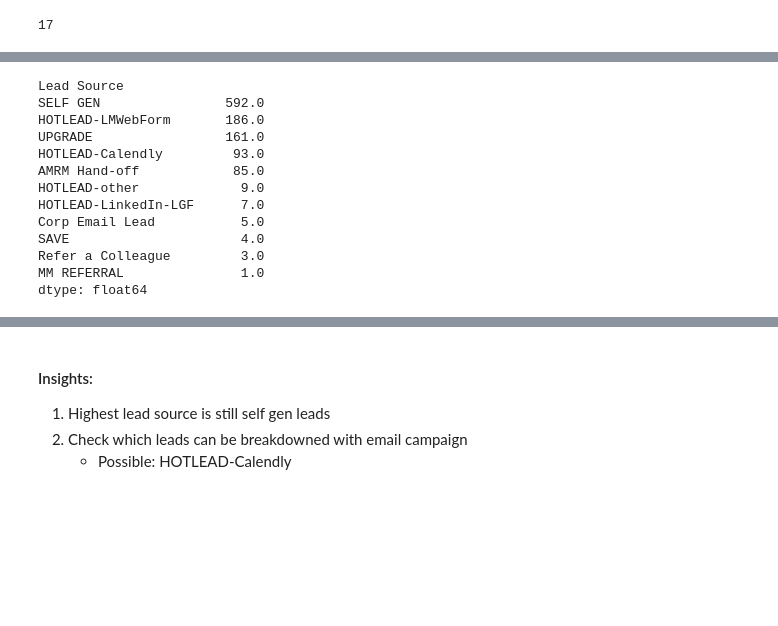
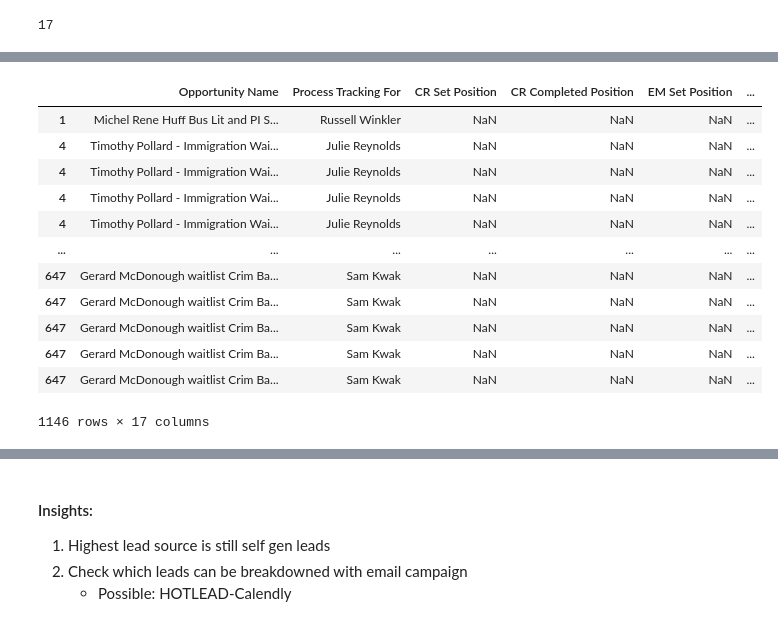
Before and after one commit to rapiinel/sales_rep_lead_preference, a Jupyter notebook: Untitled.ipynb, the cells around one changed output, grey strips where cells are left out. Drawn from its saved outputs; the diff is of its cells as text; code cells hidden in the pictures; blank space fills up the shorter version.

```diff
--- a/Untitled.ipynb
+++ b/Untitled.ipynb
@@ -204,17 +205,18 @@ _ = ax.set_xticklabels(labels = pvot_table.index,rotation = 90)
 # %%
+df_deal
 # %% [output]
+|  | Opportunity Name | Process Tracking For | CR Set Position | CR Completed Position | EM Set Position | ... |
+| 1 | Michel Rene Huff Bus Lit and PI S... | Russell Winkler | NaN | NaN | NaN | ... |
+| 4 | Timothy Pollard - Immigration Wai... | Julie Reynolds | NaN | NaN | NaN | ... |
+| 4 | Timothy Pollard - Immigration Wai... | Julie Reynolds | NaN | NaN | NaN | ... |
+| 4 | Timothy Pollard - Immigration Wai... | Julie Reynolds | NaN | NaN | NaN | ... |
+| 4 | Timothy Pollard - Immigration Wai... | Julie Reynolds | NaN | NaN | NaN | ... |
+| ... | ... | ... | ... | ... | ... | ... |
+| 647 | Gerard McDonough waitlist Crim Ba... | Sam Kwak | NaN | NaN | NaN | ... |
+| 647 | Gerard McDonough waitlist Crim Ba... | Sam Kwak | NaN | NaN | NaN | ... |
+| 647 | Gerard McDonough waitlist Crim Ba... | Sam Kwak | NaN | NaN | NaN | ... |
+| 647 | Gerard McDonough waitlist Crim Ba... | Sam Kwak | NaN | NaN | NaN | ... |
+| 647 | Gerard McDonough waitlist Crim Ba... | Sam Kwak | NaN | NaN | NaN | ... |
-Lead Source
-SELF GEN                592.0
-HOTLEAD-LMWebForm       186.0
-UPGRADE                 161.0
-HOTLEAD-Calendly         93.0
-AMRM Hand-off            85.0
-HOTLEAD-other             9.0
-HOTLEAD-LinkedIn-LGF      7.0
-Corp Email Lead           5.0
-SAVE                      4.0
-Refer a Colleague         3.0
-MM REFERRAL               1.0
-dtype: float64
+1146 rows × 17 columns
 # %%
 pvot_table.sum(axis = 1)
```
Also changed, not shown: parts of 6 cells of this notebook.
